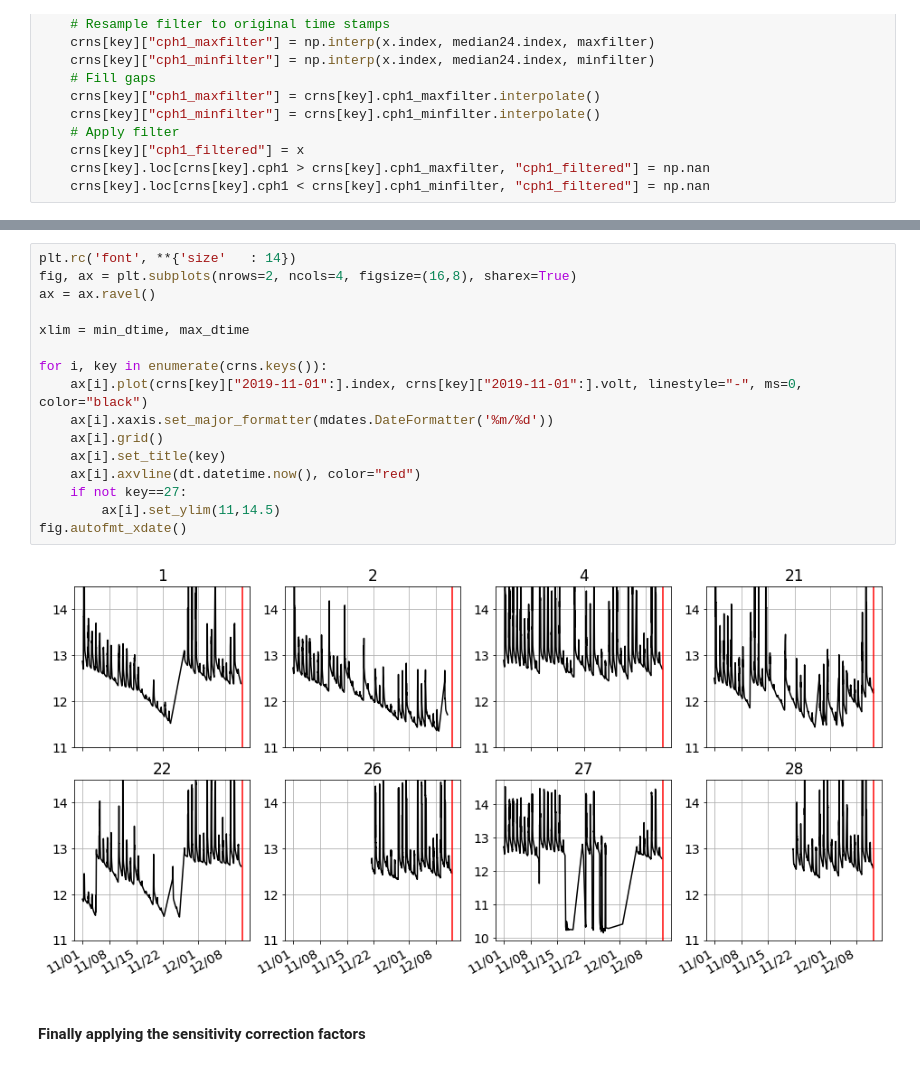
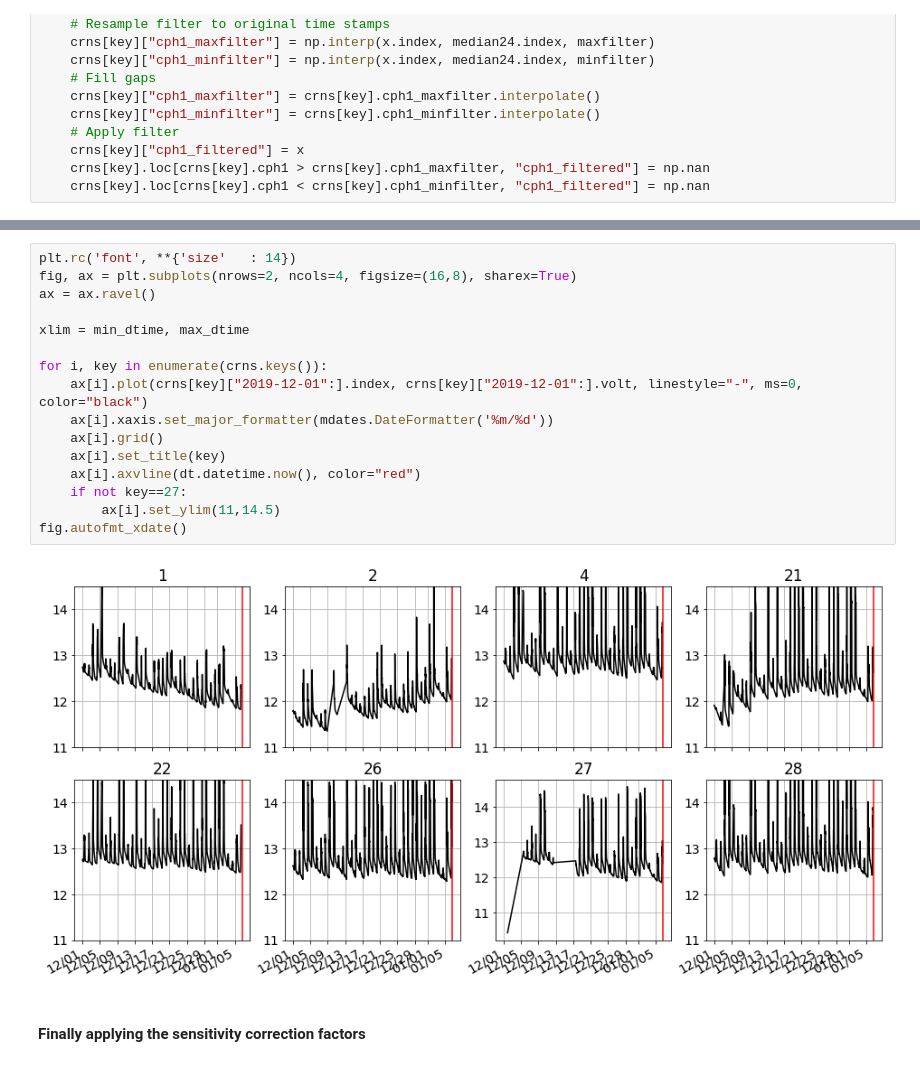
Before and after one commit to heistermann/cosmicsense, a Jupyter notebook: docs/source/notebooks/marquardt_process.ipynb, the cells around one changed output, grey strips where cells are left out. Saved outputs shown, nothing was run; the diff lists cells and outputs as text.

```diff
--- a/docs/source/notebooks/marquardt_process.ipynb
+++ b/docs/source/notebooks/marquardt_process.ipynb
@@ -441,21 +441,21 @@ plt.tight_layout(h_pad=0.2)
 # %%
 plt.rc('font', **{'size'   : 14})
 fig, ax = plt.subplots(nrows=2, ncols=4, figsize=(16,8), sharex=True)
 ax = ax.ravel()
 
 xlim = min_dtime, max_dtime
 
 for i, key in enumerate(crns.keys()):
-    ax[i].plot(crns[key]["2019-11-01":].index, crns[key]["2019-11-01":].volt, linestyle="-", ms=0, color="black")
+    ax[i].plot(crns[key]["2019-12-01":].index, crns[key]["2019-12-01":].volt, linestyle="-", ms=0, color="black")
     ax[i].xaxis.set_major_formatter(mdates.DateFormatter('%m/%d'))
     ax[i].grid()
     ax[i].set_title(key)
     ax[i].axvline(dt.datetime.now(), color="red")
     if not key==27:
         ax[i].set_ylim(11,14.5)
 fig.autofmt_xdate()
 # %% [output]
-[figure, old version]
+[figure, new version]
 # %% [markdown]
 #### Finally applying the sensitivity correction factors
 # %%
```
Also changed, not shown: parts of 11 cells of this notebook, 42 other files.
